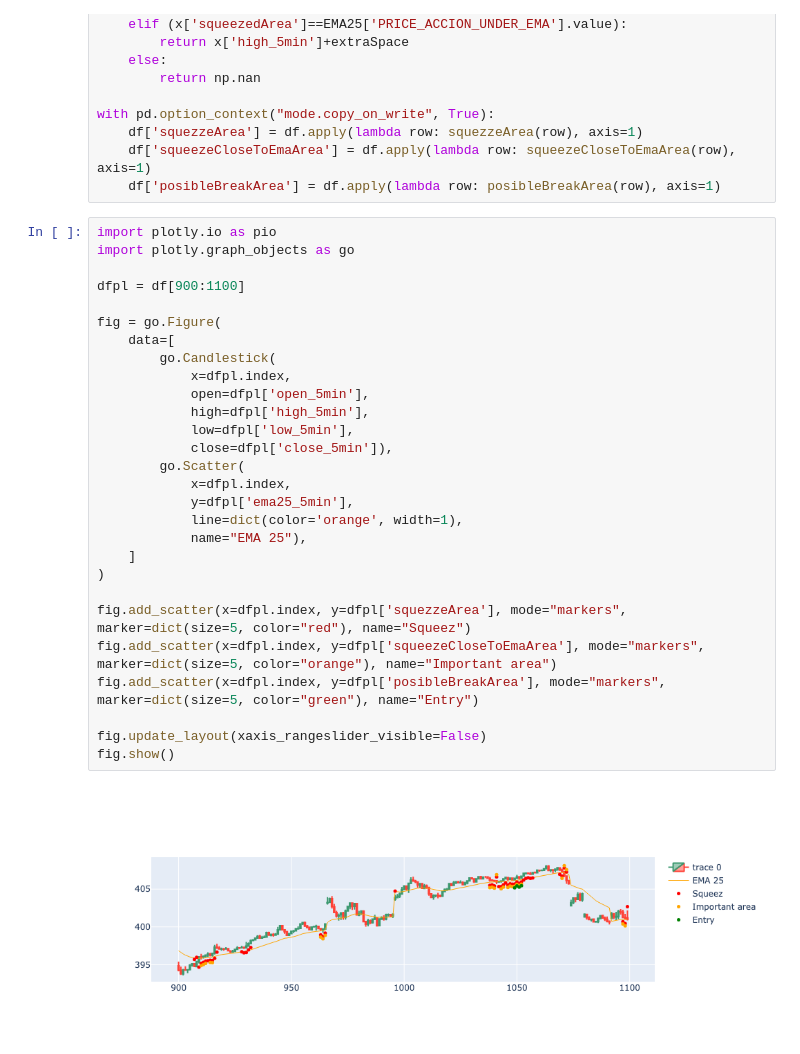
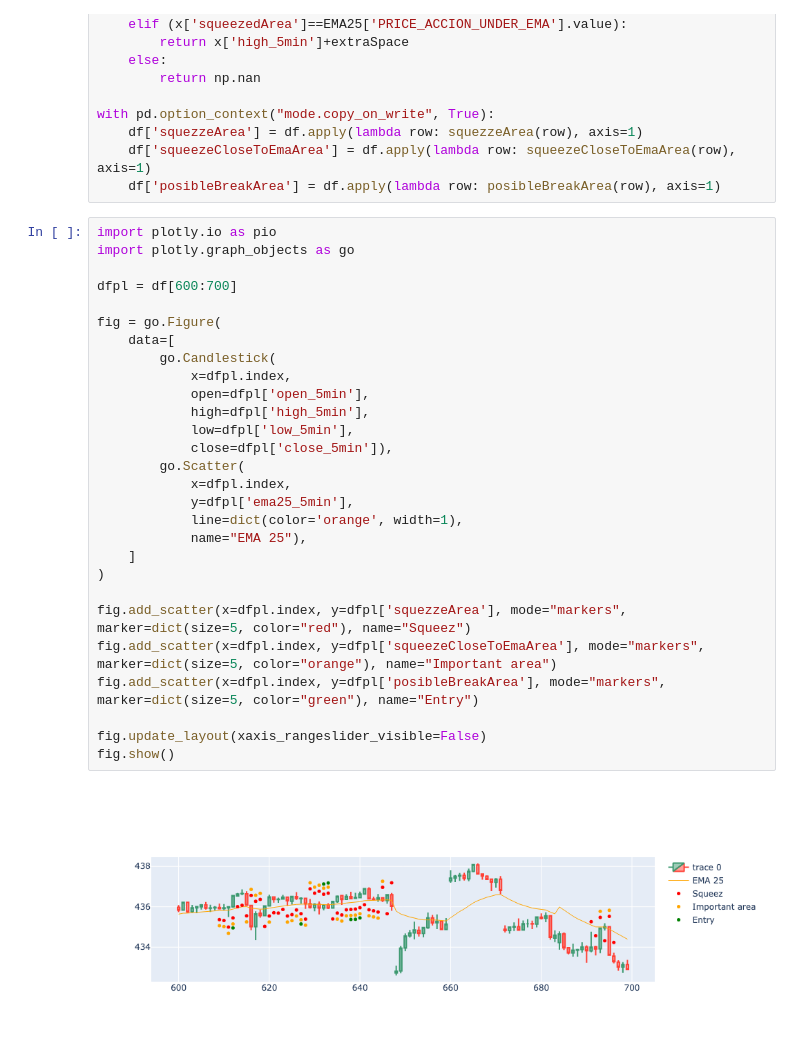
Before and after one commit to gastoncs/jupyter-docker, a Jupyter notebook: app/src/backtesting/squeez/squeez_pattern_v3.ipynb, the cells around one changed output. Drawn from its saved outputs; the diff is of its cells as text.

```diff
--- a/app/src/backtesting/squeez/squeez_pattern_v3.ipynb
+++ b/app/src/backtesting/squeez/squeez_pattern_v3.ipynb
@@ -231,30 +231,30 @@ with pd.option_context("mode.copy_on_write", True):
 # %%
 import plotly.io as pio
 import plotly.graph_objects as go
 
-dfpl = df[900:1100]
+dfpl = df[600:700]
 
 fig = go.Figure(
     data=[
         go.Candlestick(
             x=dfpl.index,
             open=dfpl['open_5min'],
             high=dfpl['high_5min'],
             low=dfpl['low_5min'],
             close=dfpl['close_5min']),
         go.Scatter(
             x=dfpl.index,
             y=dfpl['ema25_5min'],
             line=dict(color='orange', width=1),
             name="EMA 25"),
     ]
 )
 
 fig.add_scatter(x=dfpl.index, y=dfpl['squezzeArea'], mode="markers", marker=dict(size=5, color="red"), name="Squeez")
 fig.add_scatter(x=dfpl.index, y=dfpl['squeezeCloseToEmaArea'], mode="markers", marker=dict(size=5, color="orange"), name="Important area")
 fig.add_scatter(x=dfpl.index, y=dfpl['posibleBreakArea'], mode="markers", marker=dict(size=5, color="green"), name="Entry")
 
 fig.update_layout(xaxis_rangeslider_visible=False)
 fig.show()
 # %% [output]
-[figure, old version]
+[figure, new version]
```
Also changed, not shown: 1 other file.
